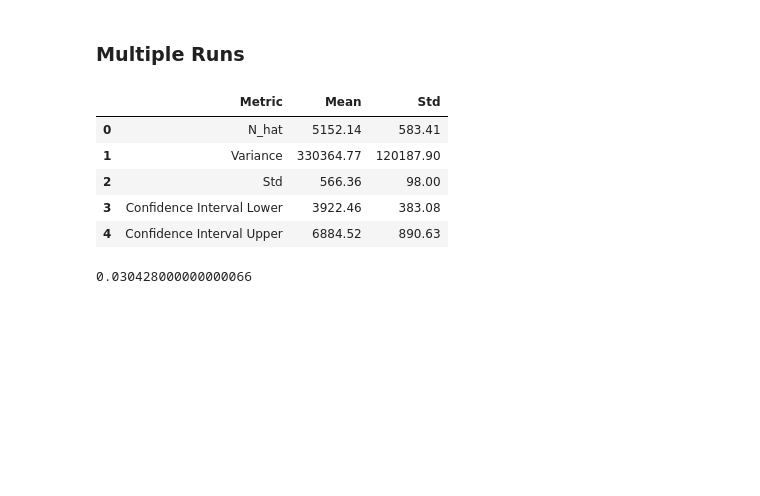
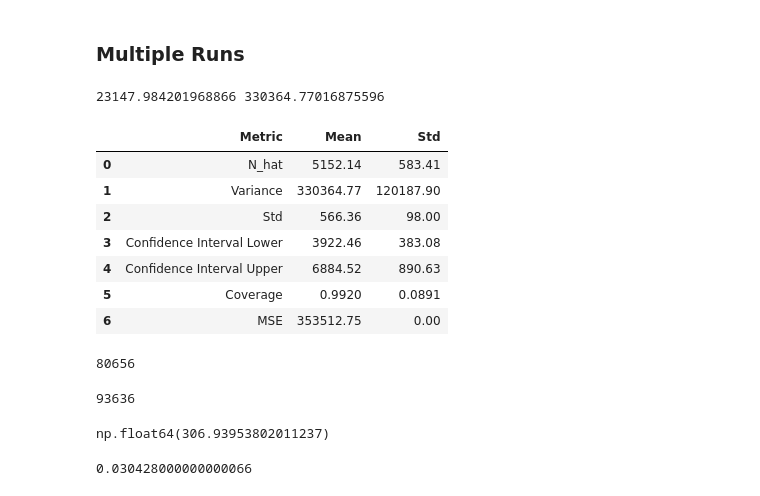
Before and after one commit to FelixCeard/Statistical-Learning-, a Jupyter notebook: sheet-02/code.ipynb, the cells around one changed output. Drawn from its saved outputs; the diff is of its cells as text; code cells hidden in the pictures; blank space fills up the shorter version.

Commit message:
Fixed Table for Problem 2 Part A, the table should be complete now, just need to add the explanations.

```diff
--- a/sheet-02/code.ipynb
+++ b/sheet-02/code.ipynb
@@ -28,7 +28,7 @@ def compute_variance(fs: List[int], Nhat: float):
         )
     )
 # %%
-def compute_confidence_inverval(n:int, f0_hat:float, variance:float, alpha:float):
+def compute_confidence_inverval(n:int, f0_hat:float, variance:float, alpha:float) -> Tuple[float, float]:
     """
     Computes the 100(1-alpha)% confidence interval for N
     """
@@ -60,6 +60,8 @@ history_variance = []
 history_f0_hat = []
 history_true_f0 = []
 history_confidence_interval = []
+is_withing_range = []
+last_step_in_range = []
 
 for t in tqdm(range(T), desc="Simulating..."):
     # uniform U(0.0, 0.01)
@@ -82,11 +84,14 @@ for t in tqdm(range(T), desc="Simulating..."):
     variance = compute_variance(fs, N_hat)
     confidence_interval = compute_confidence_inverval(n, f0_hat, variance, alpha)
 
+    is_withing_range.append(((N >= confidence_interval[0]) and (N <= confidence_interval[1])))
+
     history_N_hat.append(N_hat)
     history_variance.append(variance)
     history_f0_hat.append(f0_hat)
     history_true_f0.append((num_caught == 0).sum())
     history_confidence_interval.append(confidence_interval)
+last_step_in_range.append(is_withing_range[-1])
 # %%
 print(np.array(history_variance))
 print(np.array(history_confidence_interval))
@@ -187,8 +211,9 @@ def simulate(N: int, alpha: float, seed: int, progress: bool = False):
     N_hat = n + f0_hat
     variance = compute_variance(fs, N_hat)
     confidence_interval = compute_confidence_inverval(n, f0_hat, variance, alpha)
+    is_withing_range = (N >= confidence_interval[0]) and (N <= confidence_interval[1])
 
-    return N_hat, f0_hat, variance, confidence_interval
+    return N_hat, f0_hat, variance, confidence_interval, is_withing_range
 
     # history_N_hat.append(N_hat)
     # history_variance.append(variance)
@@ -201,6 +226,7 @@ def evaluate_data(
     _f0_hats: List[float],
     _variances: List[float],
     _confidence_intervals: List[Tuple[float, float]],
+    _is_withing_ranges: List[bool],
     export: str = 'table'
     ):
     N_hat_means = np.mean(_N_hats)
@@ -215,6 +241,18 @@ def evaluate_data(
     confidence_interval_lower_stds = np.std(confidence_lower)
     confidence_interval_upper_means = np.mean(confidence_upper)
     confidence_interval_upper_stds = np.std(confidence_upper)
+    is_withing_range_means = np.mean(_is_withing_ranges)
+    is_withing_range_stds = np.std(_is_withing_ranges)
+
+    bias_means = (np.mean(_N_hats) - N)**2
+    bias_stds = (np.mean(_N_hats) - N)**2
+
+    print(np.mean(bias_means), np.mean(variance_means))
+
+    mse_mean = np.mean(bias_means + variance_means)
+    mse_stds = np.std(bias_stds + variance_stds)
+
+
 
     data = {
         "Metric": [
@@ -223,7 +261,9 @@ def evaluate_data(
             "Variance",
             "Std",
             "Confidence Interval Lower",
-            "Confidence Interval Upper"
+            "Confidence Interval Upper",
+            "Coverage",
+            "MSE"
         ],
         "Mean": [
             f"{N_hat_means:.2f}",
@@ -232,6 +272,8 @@ def evaluate_data(
             f"{np.mean(np.sqrt(_variances)):.2f}",
             f"{confidence_interval_lower_means:.2f}",
             f"{confidence_interval_upper_means:.2f}",
+            f"{is_withing_range_means:.4f}",
+            f"{mse_mean:.2f}"
         ],
         "Std": [
             f"{N_hat_stds:.2f}",
@@ -239,7 +281,9 @@ def evaluate_data(
             f"{variance_stds:.2f}",
             f"{np.std(np.sqrt(_variances)):.2f}",
             f"{confidence_interval_lower_stds:.2f}",
-            f"{confidence_interval_upper_stds:.2f}"
+            f"{confidence_interval_upper_stds:.2f}",
+            f"{is_withing_range_stds:.4f}",
+            f"{mse_stds:.2f}"
         ]
     }
     table = pd.DataFrame(data)
@@ -253,32 +297,48 @@ def evaluate_data(
 # %%
 num_runs = 1_000
 N = 5000
 alpha = 0.01
-N_hats, f0_hats, variances, confidence_intervals = [], [], [], []
+N_hats, f0_hats, variances, confidence_intervals, is_withing_ranges = [], [], [], [], []
 
 for run in tqdm(range(num_runs), desc="Running Simulations...", unit="runs"):
-    N_hat, f0_hat, variance, confidence_interval = simulate(N=N, alpha=alpha, seed=run, progress=False)
+    N_hat, f0_hat, variance, confidence_interval, is_withing_range = simulate(N=N, alpha=alpha, seed=run, progress=False)
 
     N_hats.append(N_hat)
     f0_hats.append(f0_hat)
     variances.append(variance)
     confidence_intervals.append(confidence_interval)
-
+    is_withing_ranges.append(is_withing_range)
 evaluate_data(
     _N_hats=N_hats,
     _f0_hats=f0_hats,
     _variances=variances,
     _confidence_intervals=confidence_intervals,
+    _is_withing_ranges=is_withing_ranges,
     # export='latex'
     export='table'
 )
 # %% [output]
+23147.984201968866 330364.77016875596
 |  | Metric | Mean | Std |
 | 0 | N_hat | 5152.14 | 583.41 |
 | 1 | Variance | 330364.77 | 120187.90 |
 | 2 | Std | 566.36 | 98.00 |
 | 3 | Confidence Interval Lower | 3922.46 | 383.08 |
 | 4 | Confidence Interval Upper | 6884.52 | 890.63 |
+| 5 | Coverage | 0.9920 | 0.0891 |
+| 6 | MSE | 353512.75 | 0.00 |
+# %%
+284**2
+# %% [output]
+80656
+# %%
+306**2
+# %% [output]
+93636
+# %%
+np.sqrt(94211.88)
+# %% [output]
+np.float64(306.93953802011237)
 # %%
 (5152.14-5000)/5000
 # %% [output]
```
Also changed, not shown: parts of 2 cells of this notebook, 2 other files.
